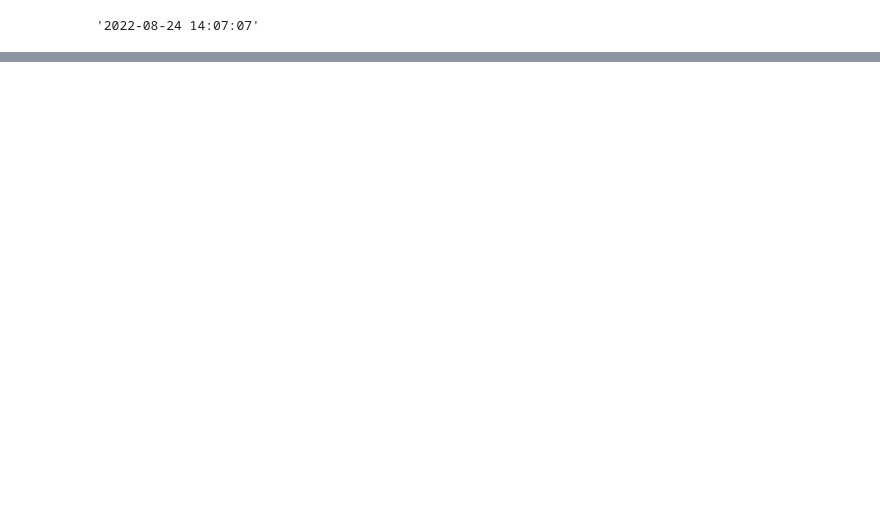
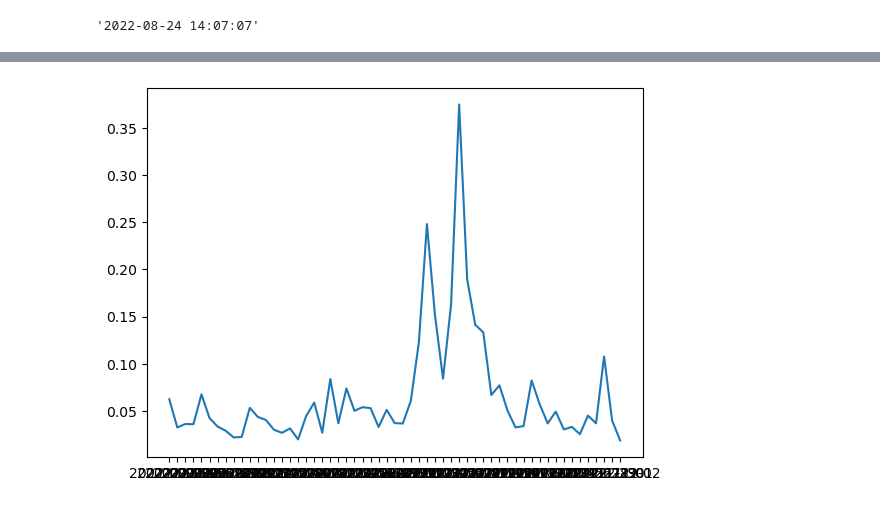
Before and after one commit to todd-gavin/DSCI510-Final-Project, a Jupyter notebook: finalProject.ipynb, the cells around one changed output, grey strips where cells are left out. Saved outputs shown, nothing was run; the diff lists cells and outputs as text; code cells hidden in the pictures; blank space fills up the shorter version.

```diff
--- a/finalProject.ipynb
+++ b/finalProject.ipynb
@@ -114,0 +114,2 @@ print(dailyTransactionVolume)
+# %%
+dailyTransactionVolume = getdailyTransactionVolume(transactionData)
@@ -170,7 +145,7 @@ def getRangePrices():
 # %%
 pricesDict = getRangePrices()
 # %%
-def alignTransactionsAndPriceChange(transactions, prices):
+def alignPriceToTransactions(transactions, prices):
 
     newRangePrices = {}
 
@@ -181,10 +156,7 @@ def alignTransactionsAndPriceChange(transactions, prices):
     print(len(prices))
     print(len(transactions))
     print(len(newRangePrices))
-
     print(newRangePrices)
 
-    keys = newRangePrices.keys()
-    values = newRangePrices.values()
-    plt.plot(keys, values)
+    return newRangePrices
 # %%
@@ -197,0 +201,4 @@ alignTransactionsAndPriceChange(dailyTransactionVolume, pricesDict)
+# %%
+createPlotFromDict(priceRanges)
+# %% [output]
+[figure, added]
```
Also changed, not shown: parts of 15 cells of this notebook, 2 other files.
